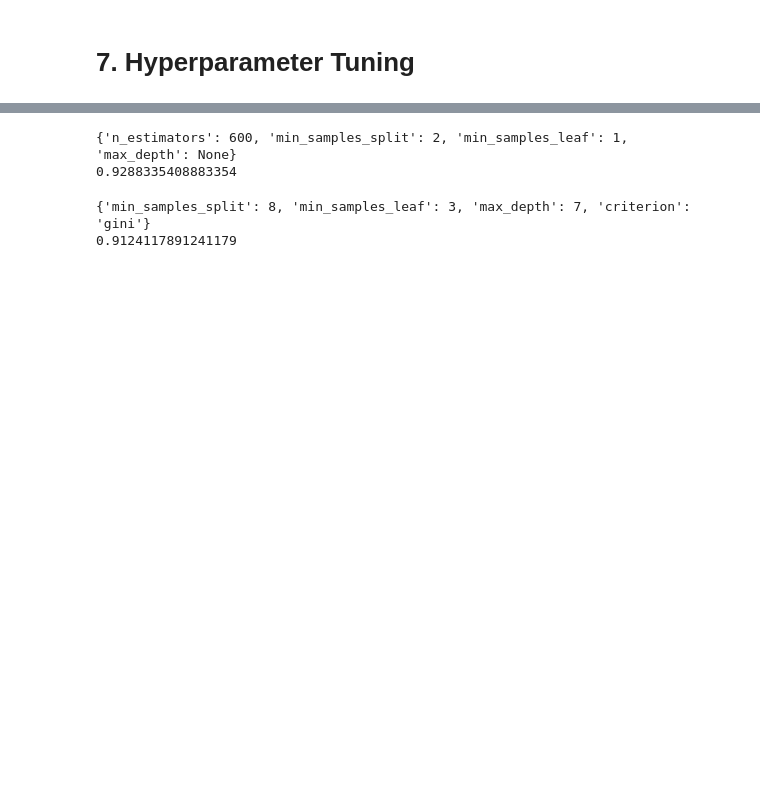
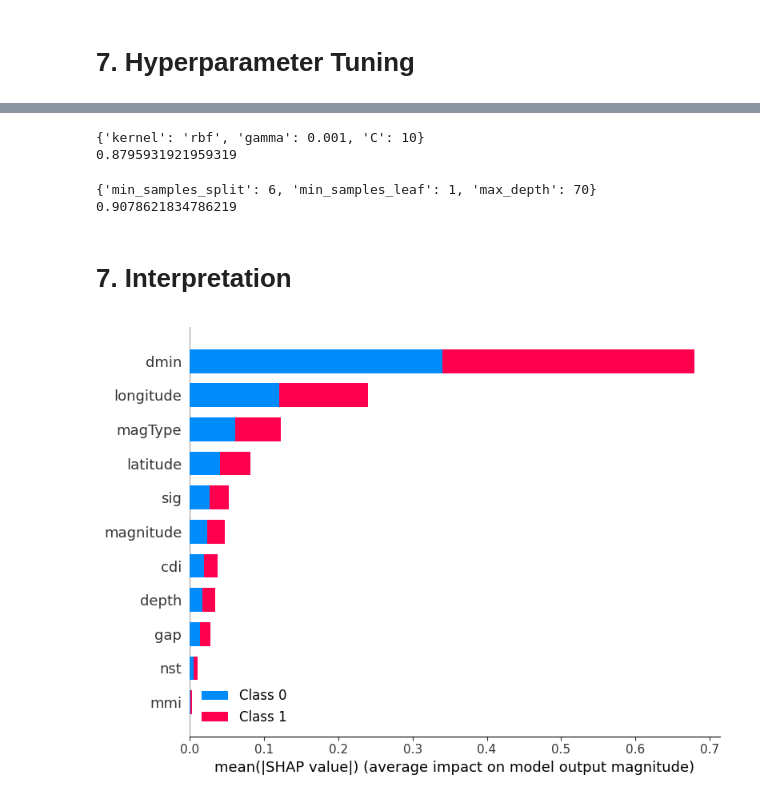
Before and after one commit to hopeiseverywhere/5002-final-proj, a Jupyter notebook: model.ipynb, the cells around one changed output, grey strips where cells are left out. Saved outputs shown, nothing was run; the diff lists cells and outputs as text; code cells hidden in the pictures; blank space fills up the shorter version.

```diff
--- a/model.ipynb
+++ b/model.ipynb
@@ -382,13 +382,13 @@ Accuracy score: 0.905
 # 7. Hyperparameter Tuning
 # %%
 # Model:  native bayes
-model1 = GaussianNB()
+model_NB = GaussianNB()
 params = {
 
         'priors': [None],
         'var_smoothing': [1e-2, 1e-3, 1e-4, 1e-5, 1e-6, 1e-7, 1e-8, 1e-9, 1e-10, 1e-11, 1e-12, 1e-13, 1e-14, 1e-15]
 }
-tuned = RandomizedSearchCV(model1, params, cv=5)
+tuned = RandomizedSearchCV(model_NB, params, cv=5)
 tuned.fit(X_train, y_train)
 print(tuned.best_params_)
 print(tuned.best_score_)
@@ -414,32 +414,33 @@ Accuracy score: 0.88
+# %%
+# Model:  SVM
+model_SVM = SVC()
+params = {
+        'C': [0.1, 1, 10, 100, 1000],
+        'gamma': [1, 0.1, 0.01, 0.001, 0.0001],
+        'kernel': ['rbf']
+}
+tuned = RandomizedSearchCV(model_SVM, params, cv=5)
+tuned.fit(X_train, y_train)
+print(tuned.best_params_)
+print(tuned.best_score_)
+# %% [output]
+{'kernel': 'rbf', 'gamma': 0.001, 'C': 10}
+0.8795931921959319
 # %%
-# Model:  random forest
-model1 = RandomForestClassifier()
+# Model:  decision tree
+model_Tree = DecisionTreeClassifier()
 params = {
-        'n_estimators': [5,20,50,100, 200, 400, 600],
+
         'max_depth': [10, 20, 30, 40, 50, 60, 70, 80, 90, 100, None],
         'min_samples_split': [2, 6, 10],
         'min_samples_leaf': [1, 3, 4],
 }
-tuned = RandomizedSearchCV(model1, params, cv=5)
+tuned = RandomizedSearchCV(model_Tree, params, cv=5)
 tuned.fit(X_train, y_train)
 print(tuned.best_params_)
 print(tuned.best_score_)
 # %% [output]
-{'n_estimators': 600, 'min_samples_split': 2, 'min_samples_leaf': 1, 'max_depth': None}
-0.9288335408883354
+{'min_samples_split': 6, 'min_samples_leaf': 1, 'max_depth': 70}
+0.9078621834786219
-# %%
-# Model:  decision tree
-model1 = DecisionTreeClassifier()
-params = {
-        'criterion': ['gini', 'entropy'],
-        'max_depth': [3, 5, 7, 10, 15],
-        'min_samples_leaf': [3, 5, 10, 15, 20],
-        'min_samples_split': [8, 10, 12, 18, 20, 16]
-}
-tuned = RandomizedSearchCV(model1, params, cv=5)
-tuned.fit(X_train, y_train)
-print(tuned.best_params_)
-print(tuned.best_score_)
-# %% [output]
-{'min_samples_split': 8, 'min_samples_leaf': 3, 'max_depth': 7, 'criterion': 'gini'}
-0.9124117891241179
+# %% [markdown]
+# 7. Interpretation
@@ -445,0 +449,9 @@ print(tuned.best_score_)
+# %%
+clf = DecisionTreeClassifier()
+clf.fit(X_train, y_train)
+explainer = shap.Explainer(clf)
+shap_values = explainer.shap_values(X_test)
+# %%
+shap.summary_plot(shap_values, X_test)
+# %% [output]
+[figure, added]
```
Also changed, not shown: parts of 8 cells of this notebook, 1 other file.
